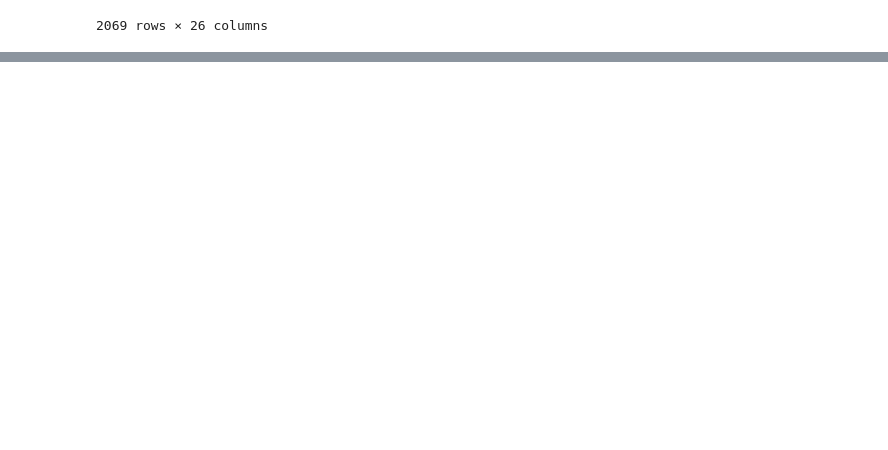
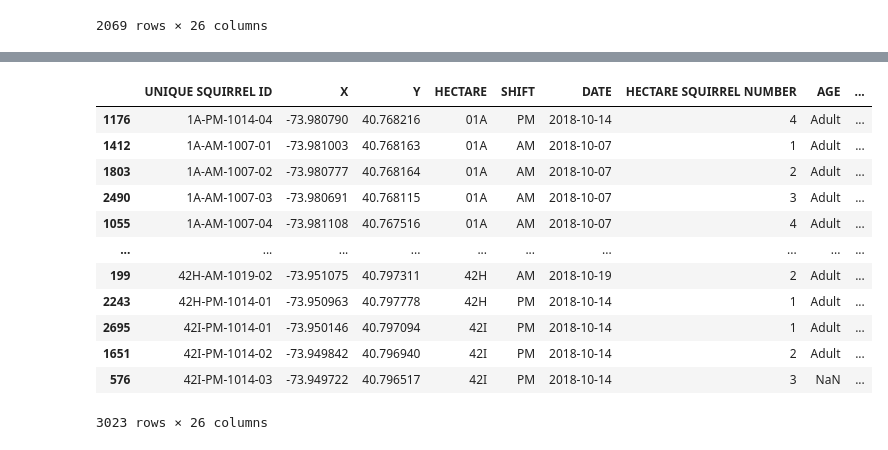
Before and after one commit to bayraktarengin/eurotech_ds, a Jupyter notebook: sincap1.ipynb, the cells around one changed output, grey strips where cells are left out. Drawn from its saved outputs; the diff is of its cells as text; code cells hidden in the pictures; blank space fills up the shorter version.

```diff
--- a/sincap1.ipynb
+++ b/sincap1.ipynb
@@ -644,0 +655,16 @@ df[~df["COMBINATION OF PRIMARY AND HIGHLIGHT COLOR"].str.contains("White")]
+# %%
+df.sort_values("HECTARE")
+# %% [output]
+|  | UNIQUE SQUIRREL ID | X | Y | HECTARE | SHIFT | DATE | HECTARE SQUIRREL NUMBER | AGE | ... |
+| 1176 | 1A-PM-1014-04 | -73.980790 | 40.768216 | 01A | PM | 2018-10-14 | 4 | Adult | ... |
+| 1412 | 1A-AM-1007-01 | -73.981003 | 40.768163 | 01A | AM | 2018-10-07 | 1 | Adult | ... |
+| 1803 | 1A-AM-1007-02 | -73.980777 | 40.768164 | 01A | AM | 2018-10-07 | 2 | Adult | ... |
+| 2490 | 1A-AM-1007-03 | -73.980691 | 40.768115 | 01A | AM | 2018-10-07 | 3 | Adult | ... |
+| 1055 | 1A-AM-1007-04 | -73.981108 | 40.767516 | 01A | AM | 2018-10-07 | 4 | Adult | ... |
+| ... | ... | ... | ... | ... | ... | ... | ... | ... | ... |
+| 199 | 42H-AM-1019-02 | -73.951075 | 40.797311 | 42H | AM | 2018-10-19 | 2 | Adult | ... |
+| 2243 | 42H-PM-1014-01 | -73.950963 | 40.797778 | 42H | PM | 2018-10-14 | 1 | Adult | ... |
+| 2695 | 42I-PM-1014-01 | -73.950146 | 40.797094 | 42I | PM | 2018-10-14 | 1 | Adult | ... |
+| 1651 | 42I-PM-1014-02 | -73.949842 | 40.796940 | 42I | PM | 2018-10-14 | 2 | Adult | ... |
+| 576 | 42I-PM-1014-03 | -73.949722 | 40.796517 | 42I | PM | 2018-10-14 | 3 | NaN | ... |
+3023 rows × 26 columns
```
Also changed, not shown: parts of 23 cells of this notebook.
